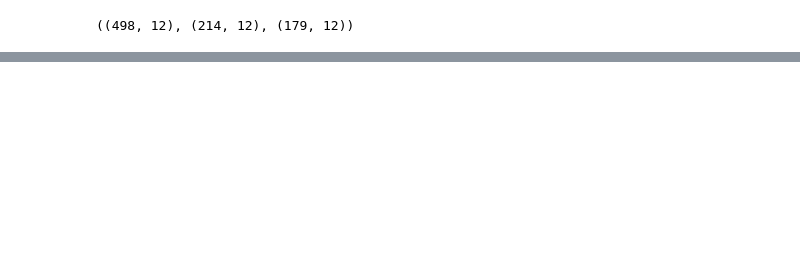
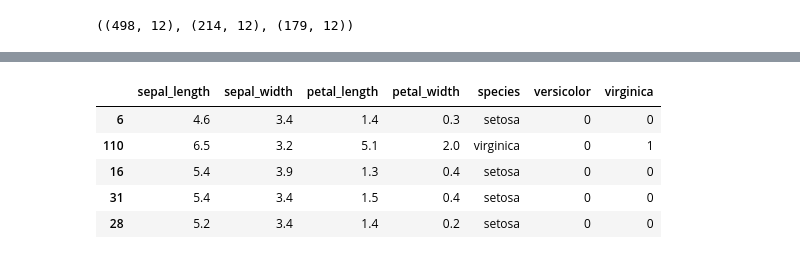
Before and after one commit to Adam-Harris87/classification-exercises, a Jupyter notebook: classification_exercises.ipynb, the cells around one changed output, grey strips where cells are left out. Cells and saved outputs as stored; diff of their text form; code cells hidden in the pictures; blank space fills up the shorter version.

```diff
--- a/classification_exercises.ipynb
+++ b/classification_exercises.ipynb
@@ -1190,0 +1199,11 @@ SimpleImputer.transform(titanic[['age']])
+# %%
+train_iris, validate_iris, test_iris = prepare.wrangle_data('iris')
+# %%
+train_iris.head()
+# %% [output]
+|  | sepal_length | sepal_width | petal_length | petal_width | species | versicolor | virginica |
+| 6 | 4.6 | 3.4 | 1.4 | 0.3 | setosa | 0 | 0 |
+| 110 | 6.5 | 3.2 | 5.1 | 2.0 | virginica | 0 | 1 |
+| 16 | 5.4 | 3.9 | 1.3 | 0.4 | setosa | 0 | 0 |
+| 31 | 5.4 | 3.4 | 1.5 | 0.4 | setosa | 0 | 0 |
+| 28 | 5.2 | 3.4 | 1.4 | 0.2 | setosa | 0 | 0 |
```
Also changed, not shown: parts of 18 cells of this notebook, 1 other file.
